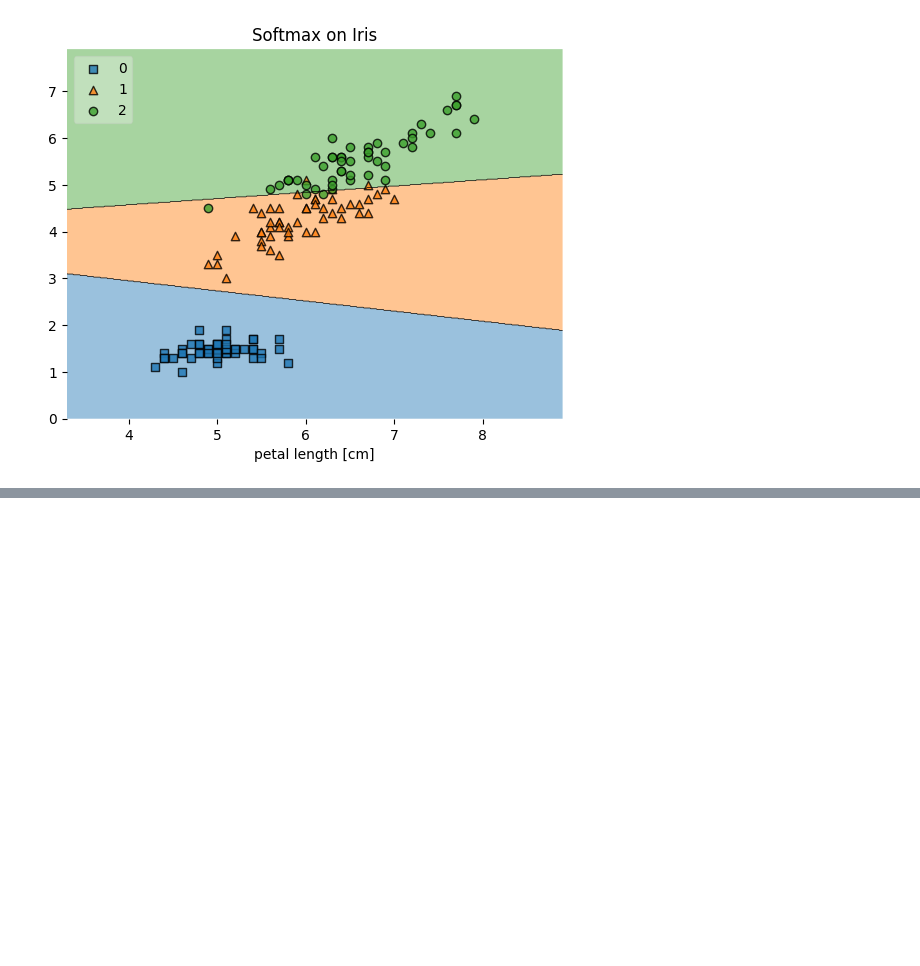
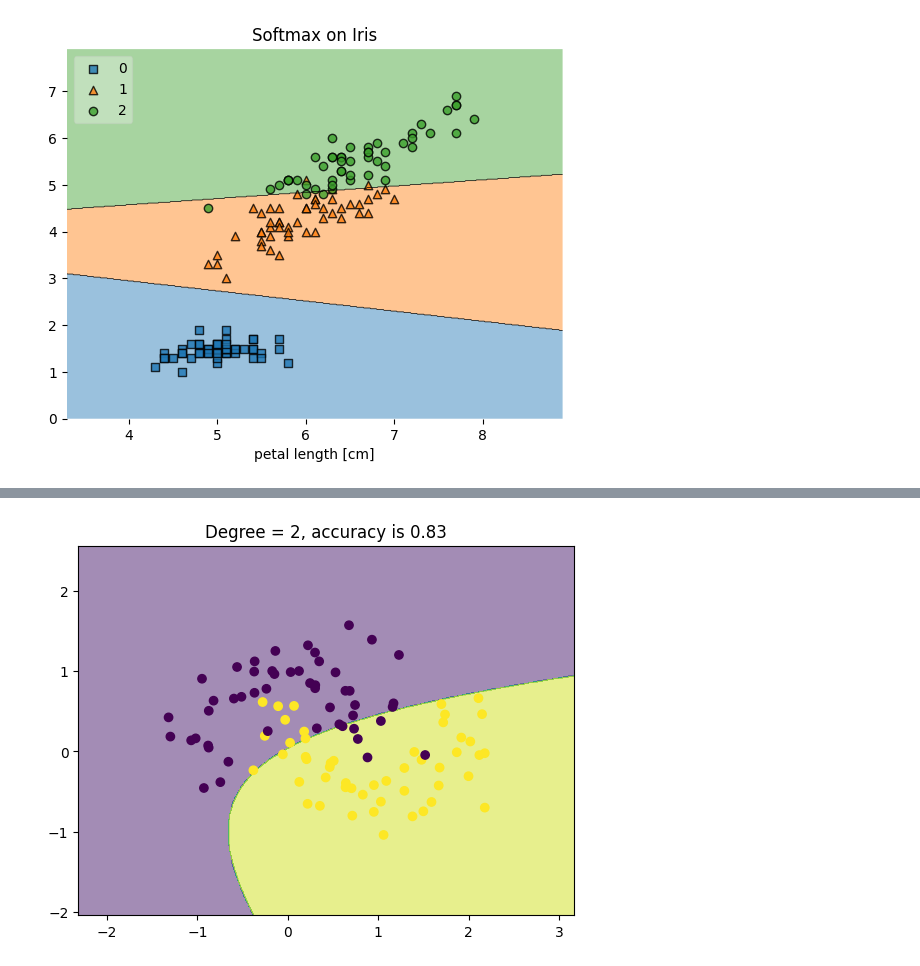
Before and after one commit to Danishdbu/ml1_Danish, a Jupyter notebook: logisticRegression.ipynb, the cells around one changed output, grey strips where cells are left out. Saved outputs shown, nothing was run; the diff lists cells and outputs as text; code cells hidden in the pictures; blank space fills up the shorter version.

```diff
--- a/logisticRegression.ipynb
+++ b/logisticRegression.ipynb
@@ -197,0 +297,4 @@ plt.show()
+# %%
+plot_decision_boundary(X,y,degree=2)
+# %% [output]
+[figure, added]
```
Also changed, not shown: parts of 28 cells of this notebook, 2 other files.
